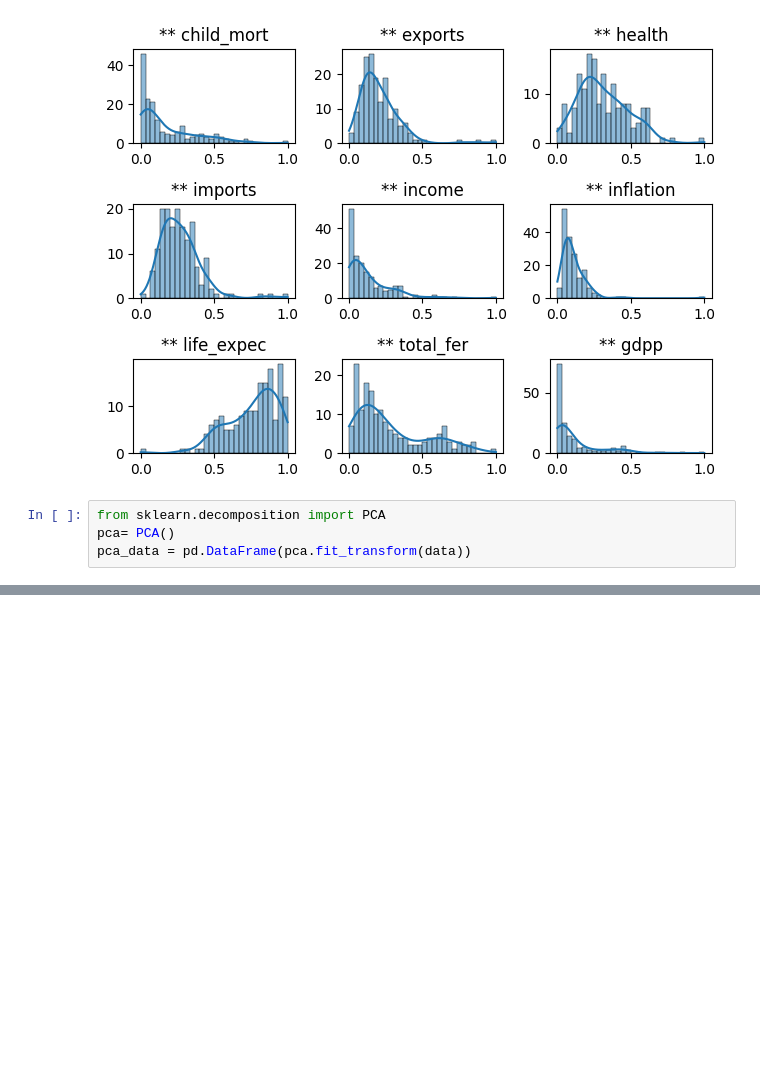
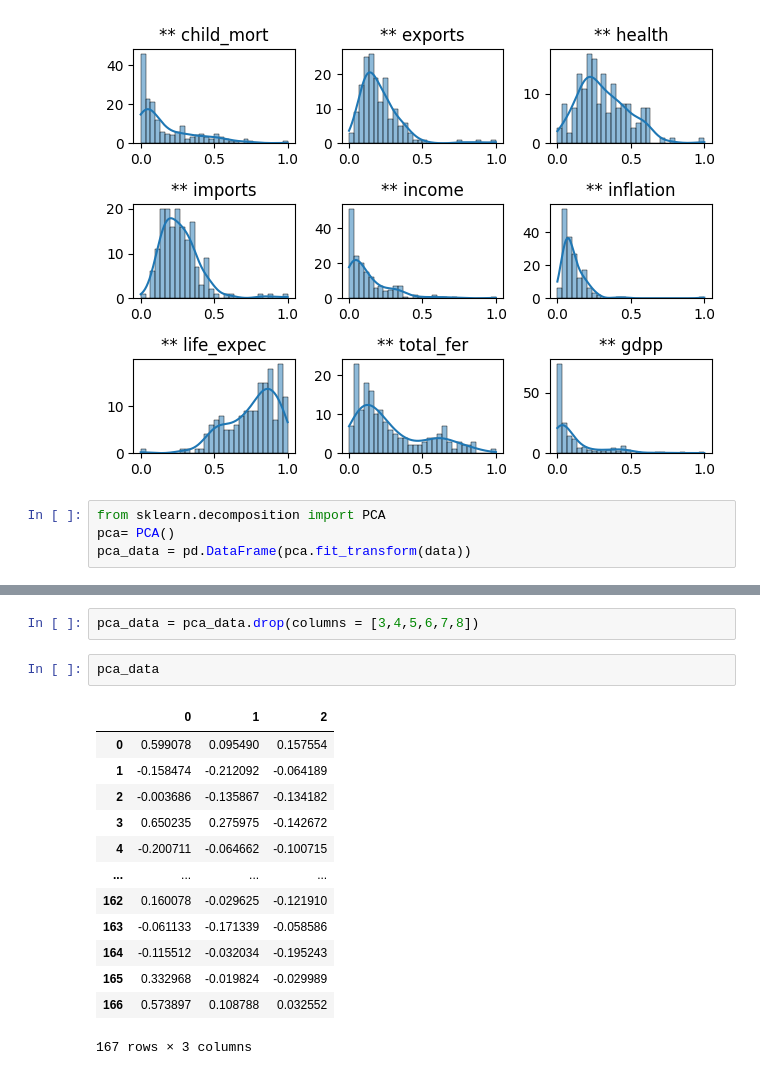
Before and after one commit to ADEOYE-MARY25/ml, a Jupyter notebook: unsupervised_project/unspervised_country_dataset.ipynb, the cells around one changed output, grey strips where cells are left out. Saved outputs shown, nothing was run; the diff lists cells and outputs as text; blank space fills up the shorter version.

```diff
--- a/unsupervised_project/unspervised_country_dataset.ipynb
+++ b/unsupervised_project/unspervised_country_dataset.ipynb
@@ -181,0 +207,18 @@ pca_data = pd.DataFrame(pca.fit_transform(data))
+# %%
+pca_data = pca_data.drop(columns = [3,4,5,6,7,8])
+# %%
+pca_data
+# %% [output]
+|  | 0 | 1 | 2 |
+| 0 | 0.599078 | 0.095490 | 0.157554 |
+| 1 | -0.158474 | -0.212092 | -0.064189 |
+| 2 | -0.003686 | -0.135867 | -0.134182 |
+| 3 | 0.650235 | 0.275975 | -0.142672 |
+| 4 | -0.200711 | -0.064662 | -0.100715 |
+| ... | ... | ... | ... |
+| 162 | 0.160078 | -0.029625 | -0.121910 |
+| 163 | -0.061133 | -0.171339 | -0.058586 |
+| 164 | -0.115512 | -0.032034 | -0.195243 |
+| 165 | 0.332968 | -0.019824 | -0.029989 |
+| 166 | 0.573897 | 0.108788 | 0.032552 |
+167 rows × 3 columns
```
Also changed, not shown: parts of 5 cells of this notebook.
